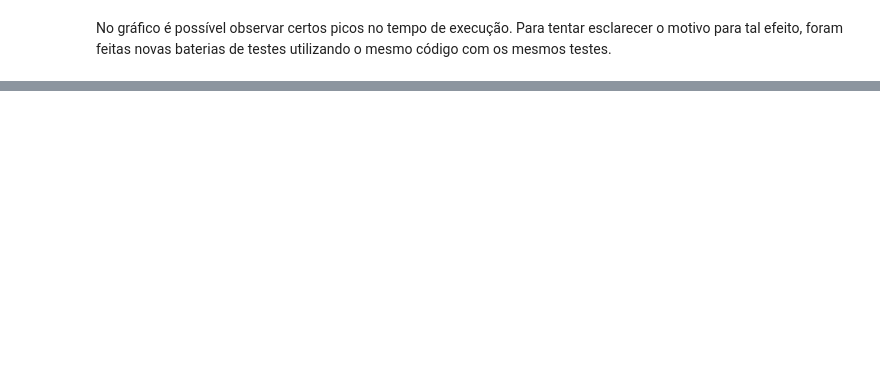
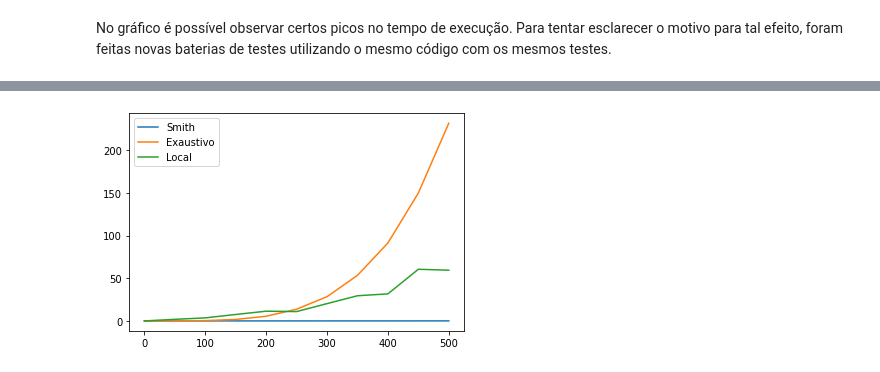
Before and after one commit to lucaskf1996/DnaAlignmentAlgorithmComparison, a Jupyter notebook: DnaAnalysis.ipynb, the cells around one changed output, grey strips where cells are left out. Saved outputs shown, nothing was run; the diff lists cells and outputs as text; code cells hidden in the pictures; blank space fills up the shorter version.

```diff
--- a/DnaAnalysis.ipynb
+++ b/DnaAnalysis.ipynb
@@ -231,0 +243,11 @@ fig.show()
+# %%
+resultados2dSmith = [resultados["smith"][x,x] for x in range(0,11)]
+resultados2dExaustivo = [resultados["exaustivo"][x,x] for x in range(0,11)]
+resultados2dRandom = [resultados["random"][x,x] for x in range(0,11)]
+plt.plot(x, resultados2dSmith, label = "Smith")
+plt.plot(x, resultados2dExaustivo, label = "Exaustivo")
+plt.plot(x, resultados2dRandom, label = "Local")
+plt.legend()
+plt.show()
+# %% [output]
+[figure, added]
```
Also changed, not shown: parts of 8 cells of this notebook, 1 other file.
